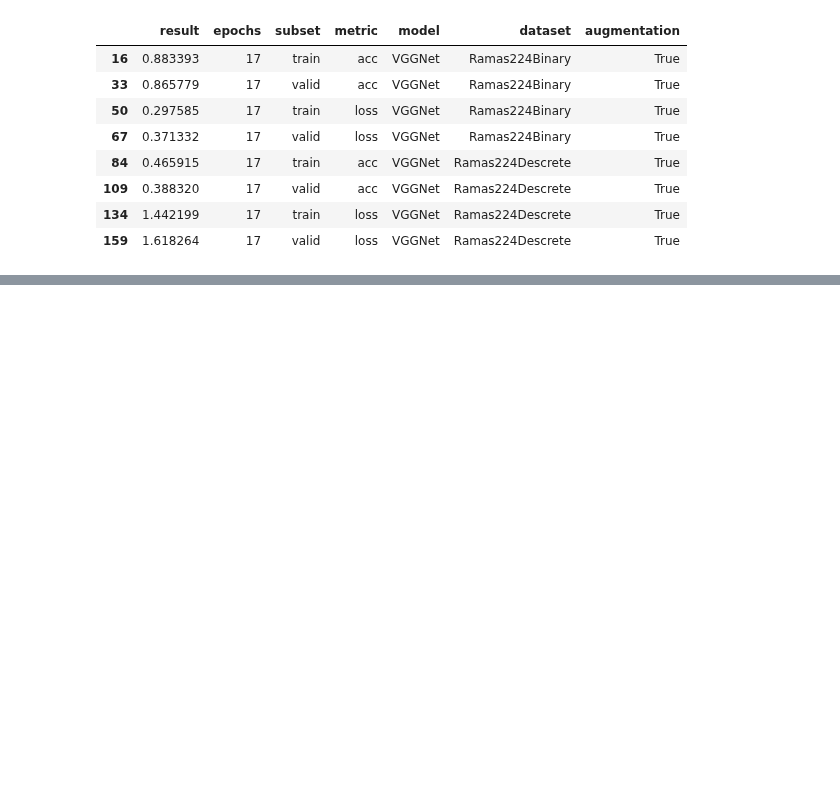
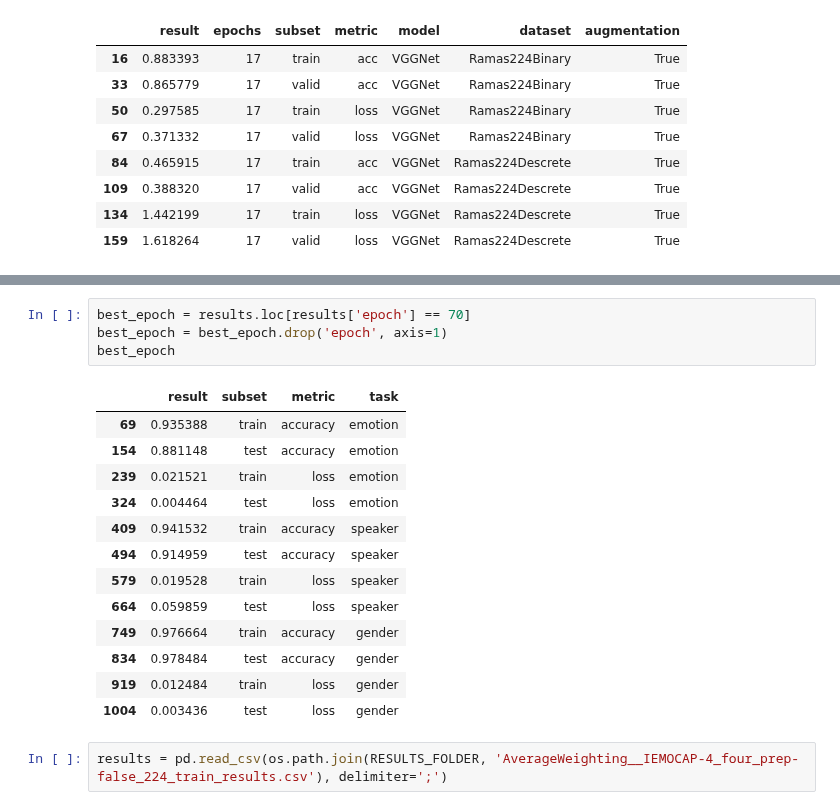
Before and after one commit to iamryabinov/SER_neuro, a Jupyter notebook: interpret_results.ipynb, the cells around one changed output, grey strips where cells are left out. Drawn from its saved outputs; the diff is of its cells as text; blank space fills up the shorter version.

```diff
--- a/interpret_results.ipynb
+++ b/interpret_results.ipynb
@@ -311,0 +371,20 @@ first_results.loc[first_results['epochs'] == 17]
+# %%
+best_epoch = results.loc[results['epoch'] == 70]
+best_epoch = best_epoch.drop('epoch', axis=1)
+best_epoch
+# %% [output]
+|  | result | subset | metric | task |
+| 69 | 0.935388 | train | accuracy | emotion |
+| 154 | 0.881148 | test | accuracy | emotion |
+| 239 | 0.021521 | train | loss | emotion |
+| 324 | 0.004464 | test | loss | emotion |
+| 409 | 0.941532 | train | accuracy | speaker |
+| 494 | 0.914959 | test | accuracy | speaker |
+| 579 | 0.019528 | train | loss | speaker |
+| 664 | 0.059859 | test | loss | speaker |
+| 749 | 0.976664 | train | accuracy | gender |
+| 834 | 0.978484 | test | accuracy | gender |
+| 919 | 0.012484 | train | loss | gender |
+| 1004 | 0.003436 | test | loss | gender |
+# %%
+results = pd.read_csv(os.path.join(RESULTS_FOLDER, 'AverageWeighting__IEMOCAP-4_four_prep-false_224_train_results.csv'), delimiter=';')
```
Also changed, not shown: parts of 9 cells of this notebook, 3 other files.
